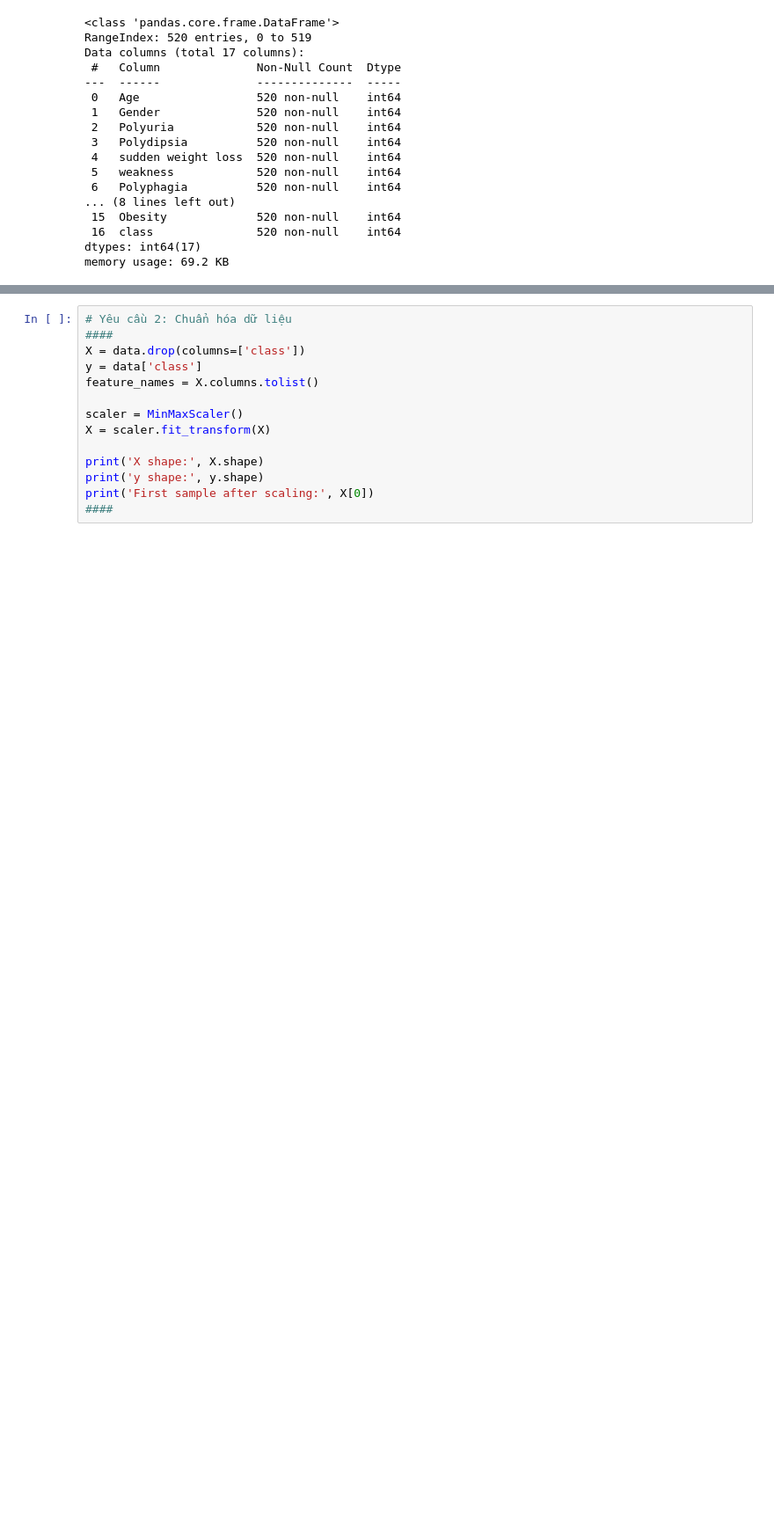
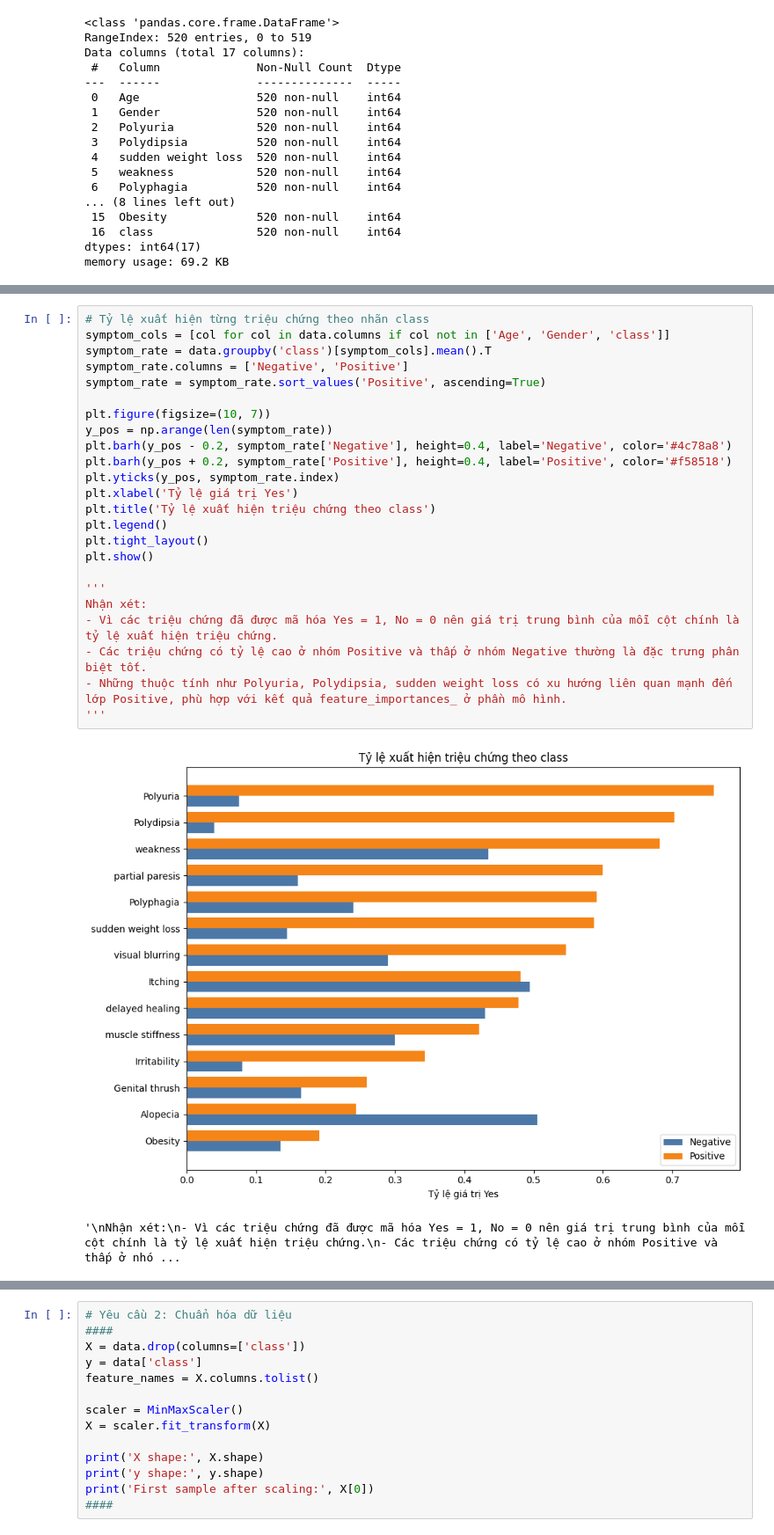
Before and after one commit to quanzz123/DataMining-Homework, a Jupyter notebook: CaseStudy/DT_RF_Lab.ipynb, the cells around one changed output, grey strips where cells are left out. Shown at 88% size. Cells and saved outputs as stored; diff of their text form; blank space fills up the shorter version.

```diff
--- a/CaseStudy/DT_RF_Lab.ipynb
+++ b/CaseStudy/DT_RF_Lab.ipynb
@@ -118,0 +176,27 @@ memory usage: 69.2 KB
+# %%
+# Tỷ lệ xuất hiện từng triệu chứng theo nhãn class
+symptom_cols = [col for col in data.columns if col not in ['Age', 'Gender', 'class']]
+symptom_rate = data.groupby('class')[symptom_cols].mean().T
+symptom_rate.columns = ['Negative', 'Positive']
+symptom_rate = symptom_rate.sort_values('Positive', ascending=True)
+
+plt.figure(figsize=(10, 7))
+y_pos = np.arange(len(symptom_rate))
+plt.barh(y_pos - 0.2, symptom_rate['Negative'], height=0.4, label='Negative', color='#4c78a8')
+plt.barh(y_pos + 0.2, symptom_rate['Positive'], height=0.4, label='Positive', color='#f58518')
+plt.yticks(y_pos, symptom_rate.index)
+plt.xlabel('Tỷ lệ giá trị Yes')
+plt.title('Tỷ lệ xuất hiện triệu chứng theo class')
+plt.legend()
+plt.tight_layout()
+plt.show()
+
+'''
+Nhận xét:
+- Vì các triệu chứng đã được mã hóa Yes = 1, No = 0 nên giá trị trung bình của mỗi cột chính là tỷ lệ xuất hiện triệu chứng.
+- Các triệu chứng có tỷ lệ cao ở nhóm Positive và thấp ở nhóm Negative thường là đặc trưng phân biệt tốt.
+- Những thuộc tính như Polyuria, Polydipsia, sudden weight loss có xu hướng liên quan mạnh đến lớp Positive, phù hợp với kết quả feature_importances_ ở phần mô hình.
+'''
+# %% [output]
+[figure, added]
+'\nNhận xét:\n- Vì các triệu chứng đã được mã hóa Yes = 1, No = 0 nên giá trị trung bình của mỗi cột chính là tỷ lệ xuất hiện triệu chứng.\n- Các triệu chứng có tỷ lệ cao ở nhóm Positive và thấp ở nhó ...
```
Also changed, not shown: parts of 66 cells of this notebook, 6 other files.
